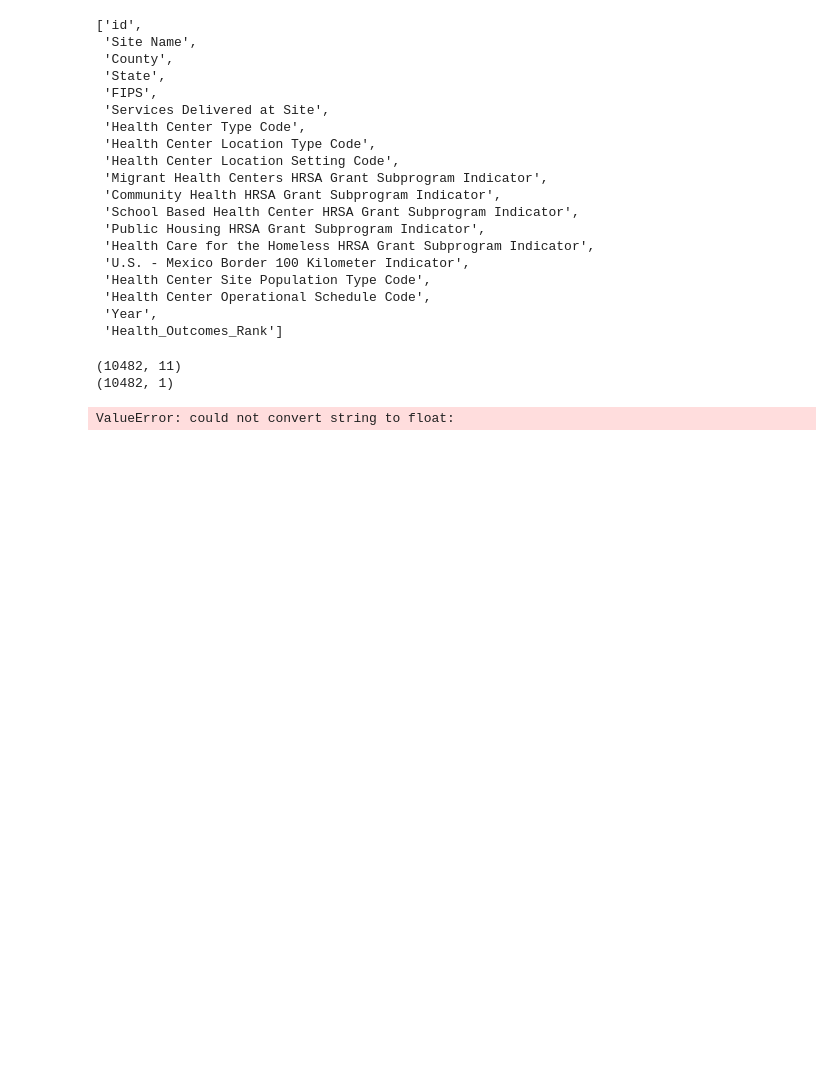
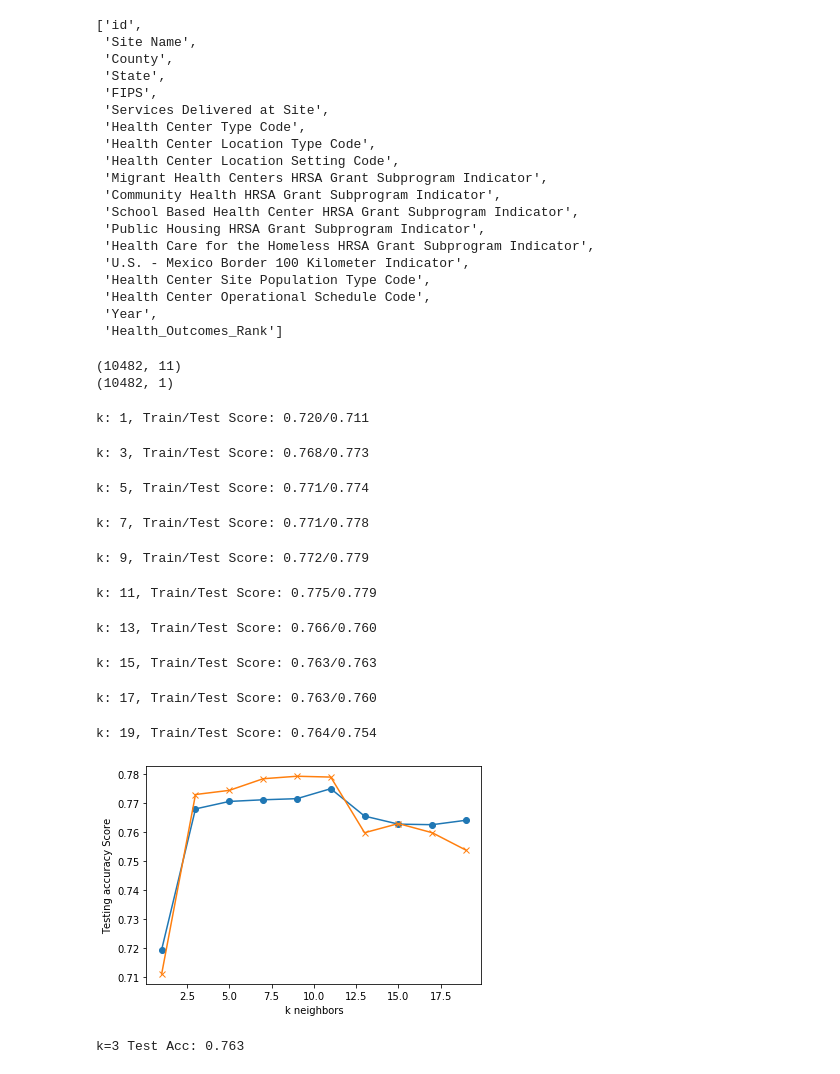
Before and after one commit to stevenjbark/DataAnalytics-FinalProject, a Jupyter notebook: Healthcare_Center_Analysis/KNN_Model_Attempt.ipynb, the cells around one changed output. Drawn from its saved outputs; the diff is of its cells as text; code cells hidden in the pictures; blank space fills up the shorter version.

```diff
--- a/Healthcare_Center_Analysis/KNN_Model_Attempt.ipynb
+++ b/Healthcare_Center_Analysis/KNN_Model_Attempt.ipynb
@@ -463,7 +483,7 @@ dtype: object
 # %%
-centers_with_county_ranks['Migrant Health Centers HRSA Grant Subprogram Indicator'].astype(float)
-centers_with_county_ranks['Community Health HRSA Grant Subprogram Indicator'].astype(float)
-centers_with_county_ranks['School Based Health Center HRSA Grant Subprogram Indicator'].astype(float)
-centers_with_county_ranks['Public Housing HRSA Grant Subprogram Indicator'].astype(float)
-centers_with_county_ranks['Health Care for the Homeless HRSA Grant Subprogram Indicator'].astype(float)
-centers_with_county_ranks.dtypes
+remove_blanks = lambda x: 1 if x == 1 else 0
+centers_with_county_ranks['Migrant Health Centers HRSA Grant Subprogram Indicator'] = centers_with_county_ranks['Migrant Health Centers HRSA Grant Subprogram Indicator'].apply(remove_blanks)
+centers_with_county_ranks['Community Health HRSA Grant Subprogram Indicator'] = centers_with_county_ranks['Community Health HRSA Grant Subprogram Indicator'].apply(remove_blanks)
+centers_with_county_ranks['School Based Health Center HRSA Grant Subprogram Indicator'] = centers_with_county_ranks['School Based Health Center HRSA Grant Subprogram Indicator'].apply(remove_blanks)
+centers_with_county_ranks['Public Housing HRSA Grant Subprogram Indicator'] = centers_with_county_ranks['Public Housing HRSA Grant Subprogram Indicator'].apply(remove_blanks)
+centers_with_county_ranks['Health Care for the Homeless HRSA Grant Subprogram Indicator'] = centers_with_county_ranks['Health Care for the Homeless HRSA Grant Subprogram Indicator'].apply(remove_blanks)
@@ -501,7 +542,8 @@ X = centers_with_county_ranks[['Services Delivered at Site',
  'School Based Health Center HRSA Grant Subprogram Indicator',
  'Public Housing HRSA Grant Subprogram Indicator',
  'Health Care for the Homeless HRSA Grant Subprogram Indicator',
- 'U.S. - Mexico Border 100 Kilometer Indicator','Health Center Operational Schedule Code']]
+ 'U.S. - Mexico Border 100 Kilometer Indicator',
+'Health Center Operational Schedule Code']]
 y = centers_with_county_ranks[['Health Center Site Population Type Code']]
 X_train, X_test, y_train, y_test = train_test_split(X, y, random_state=1, stratify=y)
 # %%
@@ -510,9 +552,45 @@ print(y_train.shape)
 # %% [output]
 (10482, 11)
 (10482, 1)
+# %%
+train_scores = []
+test_scores = []
+
+for k in range(1, 20, 2):
+    # create the classifier for each value of K
+    knn = KNeighborsClassifier(n_neighbors=k)
+    knn.fit(X_train, y_train)
+
+    #Score with both test and train data
+    train_score = knn.score(X_train, y_train)
+    test_score = knn.score(X_test, y_test)
+
+    #append the scores to our list of scores
+    train_scores.append(train_score)
+    test_scores.append(test_score)
+    print(f"k: {k}, Train/Test Score: {train_score:.3f}/{test_score:.3f}")
+
+
+plt.plot(range(1, 20, 2), train_scores, marker='o')
+plt.plot(range(1, 20, 2), test_scores, marker="x")
+plt.xlabel("k neighbors")
+plt.ylabel("Testing accuracy Score")
+plt.show()
+# %% [output]
+k: 1, Train/Test Score: 0.720/0.711
+k: 3, Train/Test Score: 0.768/0.773
+k: 5, Train/Test Score: 0.771/0.774
+k: 7, Train/Test Score: 0.771/0.778
+k: 9, Train/Test Score: 0.772/0.779
+k: 11, Train/Test Score: 0.775/0.779
+k: 13, Train/Test Score: 0.766/0.760
+k: 15, Train/Test Score: 0.763/0.763
+k: 17, Train/Test Score: 0.763/0.760
+k: 19, Train/Test Score: 0.764/0.754
+[figure, added]
 # %%
-knn = KNeighborsClassifier(n_neighbors=3)
+knn = KNeighborsClassifier(n_neighbors=15)
 knn.fit(X_train, y_train)
 print('k=3 Test Acc: %.3f' % knn.score(X_test, y_test))
 # %% [output]
-ValueError: could not convert string to float:
+k=3 Test Acc: 0.763
```
Also changed, not shown: parts of 18 cells of this notebook.
